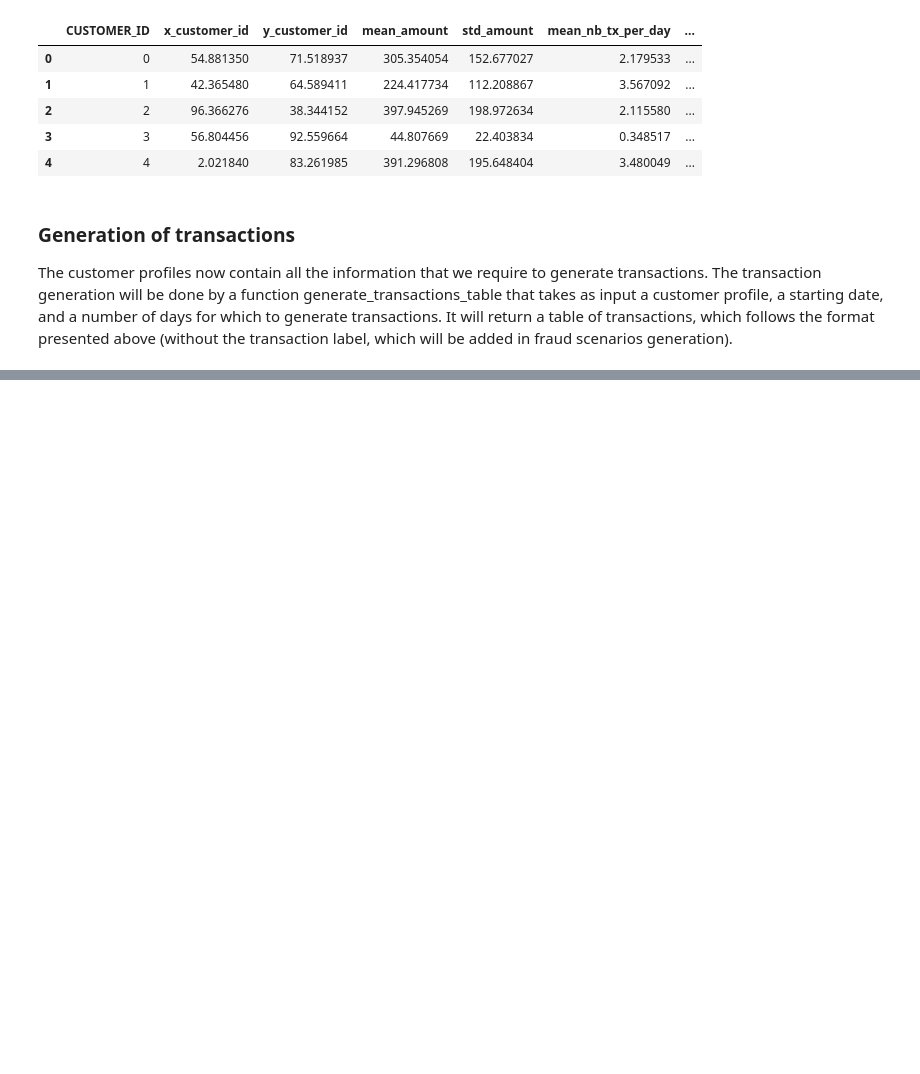
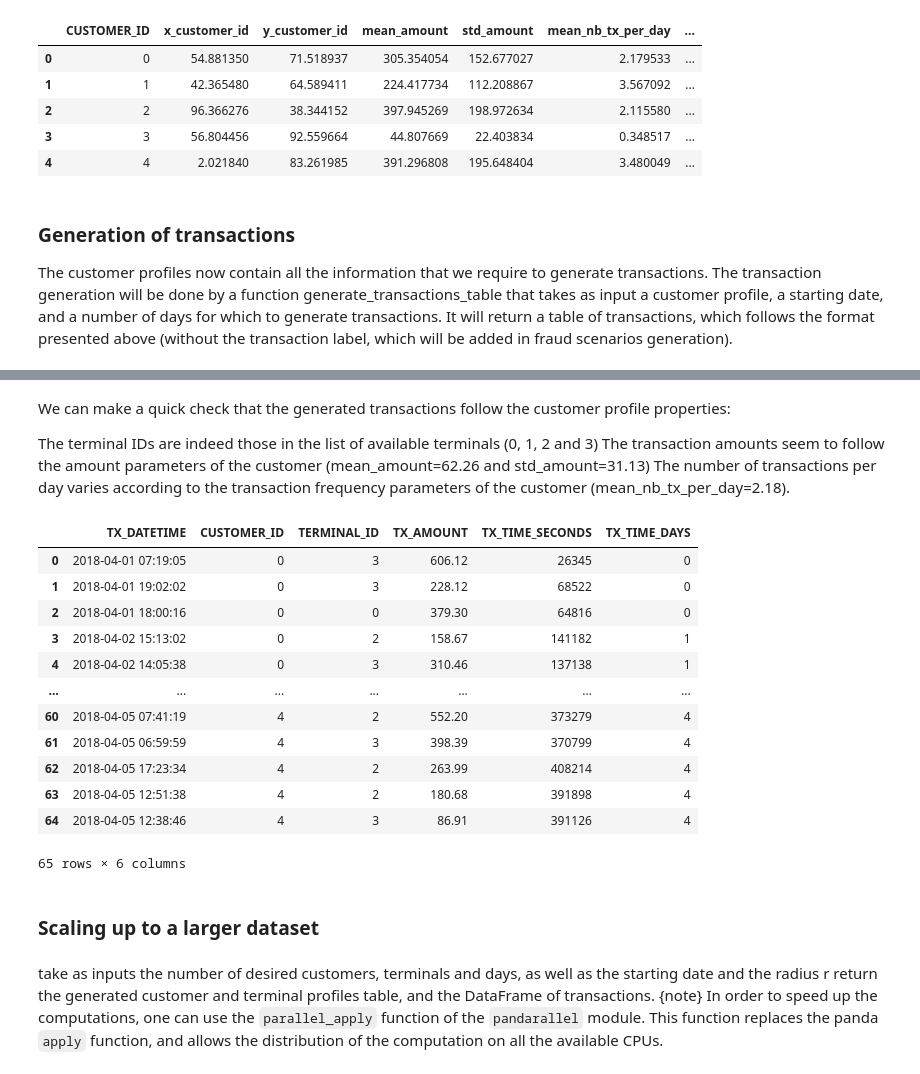
Before and after one commit to ShawnLiu119/Fraud_Detection_Credit, a Jupyter notebook: Dataset_simulation.ipynb, the cells around one changed output, grey strips where cells are left out. Cells and saved outputs as stored; diff of their text form; code cells hidden in the pictures; blank space fills up the shorter version.

```diff
--- a/Dataset_simulation.ipynb
+++ b/Dataset_simulation.ipynb
@@ -314,0 +334,30 @@ transaction_table_customer_0
+# %% [markdown]
+We can make a quick check that the generated transactions follow the customer profile properties:
+
+The terminal IDs are indeed those in the list of available terminals (0, 1, 2 and 3)
+The transaction amounts seem to follow the amount parameters of the customer (mean_amount=62.26 and std_amount=31.13)
+The number of transactions per day varies according to the transaction frequency parameters of the customer (mean_nb_tx_per_day=2.18).
+# %%
+transactions_df=customer_profiles_table.groupby('CUSTOMER_ID').apply(lambda x : generate_transactions_table(x.iloc[0], nb_days=5)).reset_index(drop=True)
+transactions_df
+# %% [output]
+|  | TX_DATETIME | CUSTOMER_ID | TERMINAL_ID | TX_AMOUNT | TX_TIME_SECONDS | TX_TIME_DAYS |
+| 0 | 2018-04-01 07:19:05 | 0 | 3 | 606.12 | 26345 | 0 |
+| 1 | 2018-04-01 19:02:02 | 0 | 3 | 228.12 | 68522 | 0 |
+| 2 | 2018-04-01 18:00:16 | 0 | 0 | 379.30 | 64816 | 0 |
+| 3 | 2018-04-02 15:13:02 | 0 | 2 | 158.67 | 141182 | 1 |
+| 4 | 2018-04-02 14:05:38 | 0 | 3 | 310.46 | 137138 | 1 |
+| ... | ... | ... | ... | ... | ... | ... |
+| 60 | 2018-04-05 07:41:19 | 4 | 2 | 552.20 | 373279 | 4 |
+| 61 | 2018-04-05 06:59:59 | 4 | 3 | 398.39 | 370799 | 4 |
+| 62 | 2018-04-05 17:23:34 | 4 | 2 | 263.99 | 408214 | 4 |
+| 63 | 2018-04-05 12:51:38 | 4 | 2 | 180.68 | 391898 | 4 |
+| 64 | 2018-04-05 12:38:46 | 4 | 3 | 86.91 | 391126 | 4 |
+65 rows × 6 columns
+# %% [markdown]
+### Scaling up to a larger dataset
+# %% [markdown]
+take as inputs the number of desired customers, terminals and days, as well as the starting date and the radius r
+return the generated customer and terminal profiles table, and the DataFrame of transactions.
+{note}
+In order to speed up the computations, one can use the `parallel_apply` function of the `pandarallel` module. This function replaces the panda `apply` function, and allows the distribution of the computation on all the available CPUs.
```
Also changed, not shown: parts of 22 cells of this notebook.
